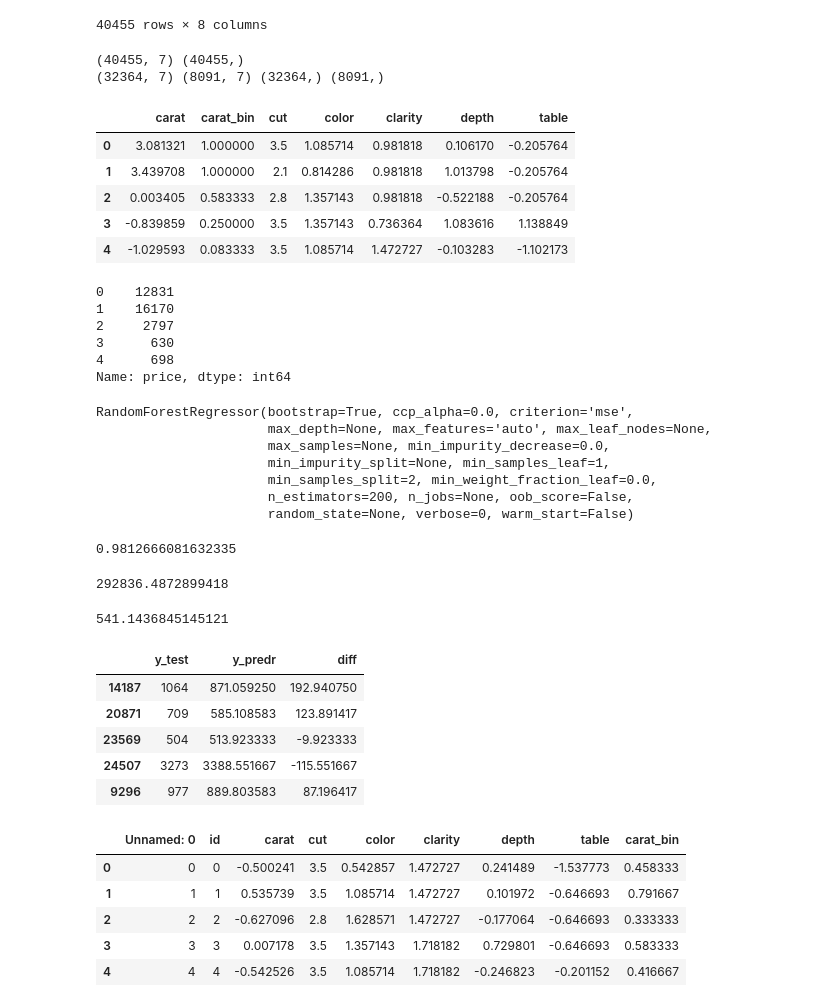
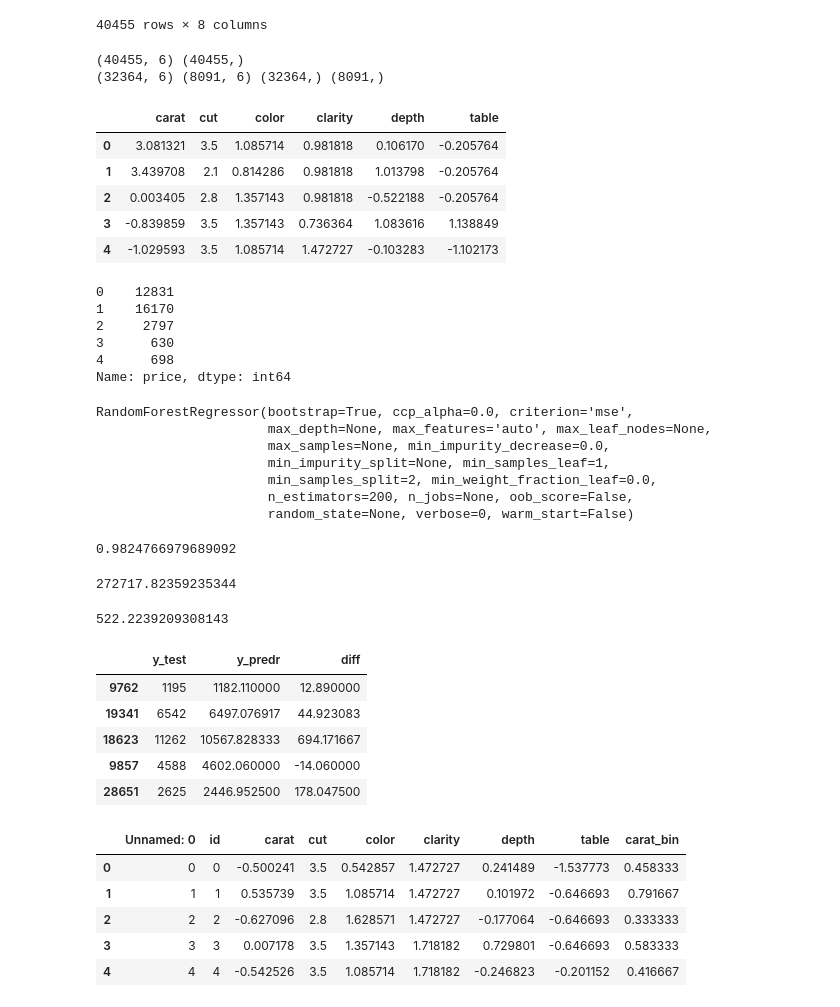
Before and after one commit to alfpml/kaggle-diamonds, a Jupyter notebook: Diamond_Random_Forest.ipynb, the cells around one changed output. Cells and saved outputs as stored; diff of their text form; code cells hidden in the pictures.

```diff
--- a/diamonds_modelling1.ipynb
+++ b/Diamond_Random_Forest.ipynb
@@ -47,25 +46,25 @@ from sklearn.metrics import r2_score
 from sklearn.metrics import mean_squared_error
 from sklearn.metrics import confusion_matrix, accuracy_score
 # %%
-#columns = ['carat','cut','color','clarity','depth','table']
-columns = ['carat','carat_bin','cut','color','clarity','depth','table']
+columns = ['carat','cut','color','clarity','depth','table']
+#columns = ['carat','carat_bin','cut','color','clarity','depth','table']
 X = diamonds[columns]
 y = diamonds['price']
 
 X_train, X_test, y_train, y_test = train_test_split(X, y, test_size=0.2)
 print(X.shape,y.shape)
 print(X_train.shape, X_test.shape, y_train.shape, y_test.shape)
 display(X.head())
 display(y.head())
 # %% [output]
-(40455, 7) (40455,)
-(32364, 7) (8091, 7) (32364,) (8091,)
+(40455, 6) (40455,)
+(32364, 6) (8091, 6) (32364,) (8091,)
-|  | carat | carat_bin | cut | color | clarity | depth | table |
-| 0 | 3.081321 | 1.000000 | 3.5 | 1.085714 | 0.981818 | 0.106170 | -0.205764 |
-| 1 | 3.439708 | 1.000000 | 2.1 | 0.814286 | 0.981818 | 1.013798 | -0.205764 |
-| 2 | 0.003405 | 0.583333 | 2.8 | 1.357143 | 0.981818 | -0.522188 | -0.205764 |
-| 3 | -0.839859 | 0.250000 | 3.5 | 1.357143 | 0.736364 | 1.083616 | 1.138849 |
-| 4 | -1.029593 | 0.083333 | 3.5 | 1.085714 | 1.472727 | -0.103283 | -1.102173 |
+|  | carat | cut | color | clarity | depth | table |
+| 0 | 3.081321 | 3.5 | 1.085714 | 0.981818 | 0.106170 | -0.205764 |
+| 1 | 3.439708 | 2.1 | 0.814286 | 0.981818 | 1.013798 | -0.205764 |
+| 2 | 0.003405 | 2.8 | 1.357143 | 0.981818 | -0.522188 | -0.205764 |
+| 3 | -0.839859 | 3.5 | 1.357143 | 0.736364 | 1.083616 | 1.138849 |
+| 4 | -1.029593 | 3.5 | 1.085714 | 1.472727 | -0.103283 | -1.102173 |
 0    12831
 1    16170
 2     2797
@@ -92,18 +91,18 @@ y_predr = clf.predict(X_test)
 # %%
 r2_score(y_test, y_predr)
 # %% [output]
-0.9812666081632335
+0.9824766979689092
 # %%
 from sklearn.metrics import mean_squared_error
 mean_squared_error(y_test, y_predr)
 # %% [output]
-292836.4872899418
+272717.82359235344
 # %%
 from math import sqrt
 rmse = sqrt(mean_squared_error(y_test, y_predr))
 rmse
 # %% [output]
-541.1436845145121
+522.2239209308143
 # %%
 dfm1 = pd.DataFrame()
 dfm1["y_test"]=y_test
@@ -113,11 +112,11 @@ dfm1["diff"]=y_test-y_predr
 display(dfm1.head(5))
 # %% [output]
 |  | y_test | y_predr | diff |
-| 14187 | 1064 | 871.059250 | 192.940750 |
-| 20871 | 709 | 585.108583 | 123.891417 |
-| 23569 | 504 | 513.923333 | -9.923333 |
-| 24507 | 3273 | 3388.551667 | -115.551667 |
-| 9296 | 977 | 889.803583 | 87.196417 |
+| 9762 | 1195 | 1182.110000 | 12.890000 |
+| 19341 | 6542 | 6497.076917 | 44.923083 |
+| 18623 | 11262 | 10567.828333 | 694.171667 |
+| 9857 | 4588 | 4602.060000 | -14.060000 |
+| 28651 | 2625 | 2446.952500 | 178.047500 |
 # %%
 ##testing
 #importing dataset
```
Also changed, not shown: parts of 6 cells of this notebook, 12 other files.
